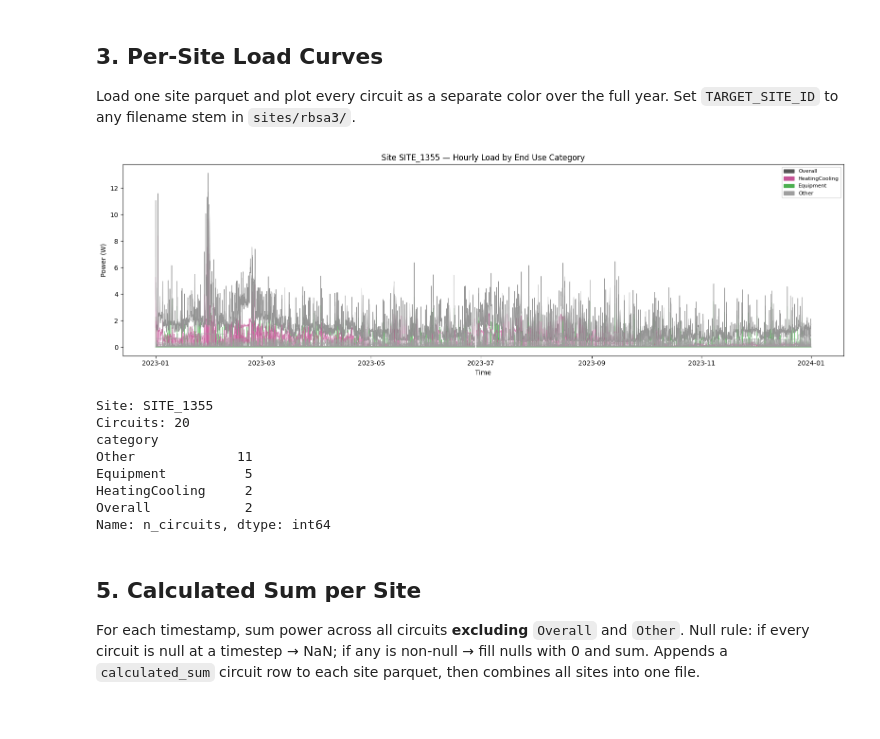
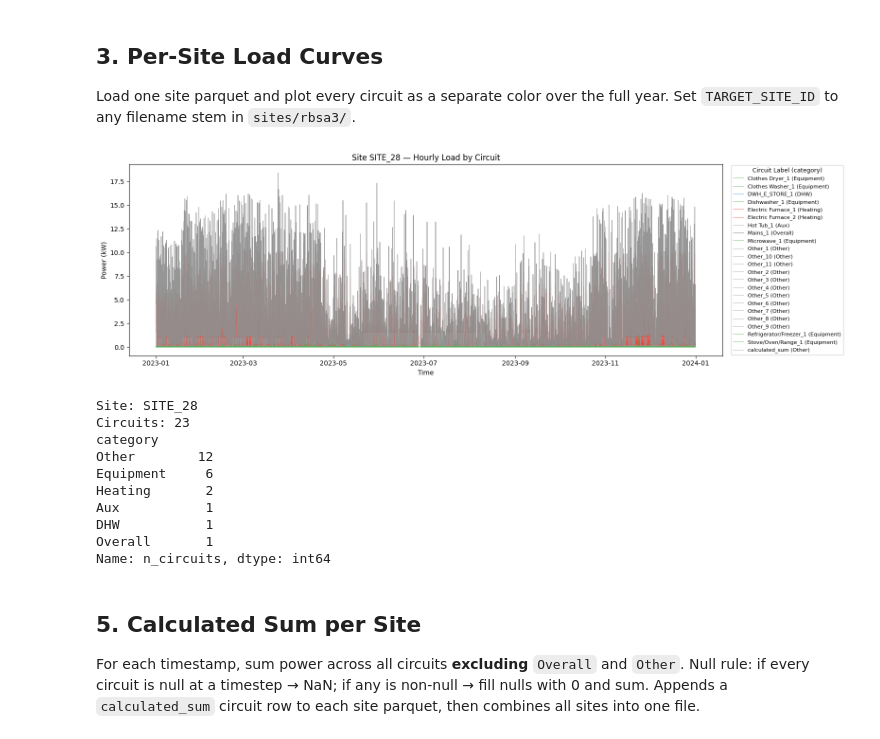
Before and after one commit to AmberJiayuSu/OBGeneration, a Jupyter notebook: validation/notebooks/load_proc.ipynb, the cells around one changed output. Saved outputs shown, nothing was run; the diff lists cells and outputs as text; code cells hidden in the pictures.

```diff
--- a/validation/notebooks/load_proc.ipynb
+++ b/validation/notebooks/load_proc.ipynb
@@ -303,7 +303,7 @@ Load one site parquet and plot every circuit as a separate color over the full y
 Set `TARGET_SITE_ID` to any filename stem in `sites/rbsa3/`.
 # %%
 
-TARGET_SITE_ID = "SITE_1355"
+TARGET_SITE_ID = "SITE_28"
 
 CATEGORY_COLORS = {
     "Overall":   "#555555",
@@ -312,51 +312,62 @@ CATEGORY_COLORS = {
     "Cooling":   "#00BCD4",
     "HeatingCooling": "#C55396",
     "Equipment": "#4CAF50",
     "Lighting":  "#FFC107",
     "Renewable": "#8BC34A",
     "Other":     "#9E9E9E",
 }
 
 df = pd.read_parquet(SITES_RBSA3_DIR / f"{TARGET_SITE_ID}.parquet")
 df["MIN_T_l"] = pd.to_datetime(df["MIN_T_l"], errors="coerce")
 df["power"]   = pd.to_numeric(df["power"], errors="coerce")
 df["category"] = df["End Use"].map(END_USE_CATEGORY_MAP).fillna("Other")
 
 fig, ax = plt.subplots(figsize=(16, 5))
 
-for circuit, sub_df in df.groupby("Circuit Label"):
+for circuit, sub_df in df.groupby("Circuit Label", sort=True):
     category = sub_df["category"].iloc[0]
     color = CATEGORY_COLORS.get(category, "#9E9E9E")
     hourly = (
         sub_df.set_index("MIN_T_l")["power"]
         .resample("1h").mean()
     )
-    ax.plot(hourly.index, hourly.values, lw=0.7, alpha=0.75, color=color)
+    ax.plot(
+        hourly.index,
+        hourly.values,
+        lw=0.7,
+        alpha=0.75,
+        color=color,
+        label=f"{circuit} ({category})",
+    )
 
-legend_handles = [
-    mpatches.Patch(color=color, label=cat)
-    for cat, color in CATEGORY_COLORS.items()
-    if cat in df["category"].values
-]
-ax.legend(handles=legend_handles, loc="upper right", fontsize=8, framealpha=0.8)
-ax.set_title(f"Site {TARGET_SITE_ID} — Hourly Load by End Use Category")
+ax.legend(
+    title="Circuit Label (category)",
+    loc="center left",
+    bbox_to_anchor=(1.01, 0.5),
+    fontsize=8,
+    title_fontsize=9,
+    framealpha=0.8,
+)
+ax.set_title(f"Site {TARGET_SITE_ID} — Hourly Load by Circuit")
 ax.set_xlabel("Time")
-ax.set_ylabel("Power (W)")
+ax.set_ylabel("Power (kW)")
 plt.tight_layout()
 plt.show()
 
 print(f"Site: {TARGET_SITE_ID}")
 print(f"Circuits: {df['Circuit Label'].nunique()}")
 print(df.groupby('category')['Circuit Label'].nunique().rename('n_circuits').sort_values(ascending=False))
 # %% [output]
-[figure, old version]
+[figure, new version]
-Site: SITE_1355
-Circuits: 20
+Site: SITE_28
+Circuits: 23
 category
-Other             11
-Equipment          5
-HeatingCooling     2
-Overall            2
+Other        12
+Equipment     6
+Heating       2
+Aux           1
+DHW           1
+Overall       1
 Name: n_circuits, dtype: int64
 # %% [markdown]
 ## 5. Calculated Sum per Site
```
Also changed, not shown: parts of 13 cells of this notebook, 3 other files.
